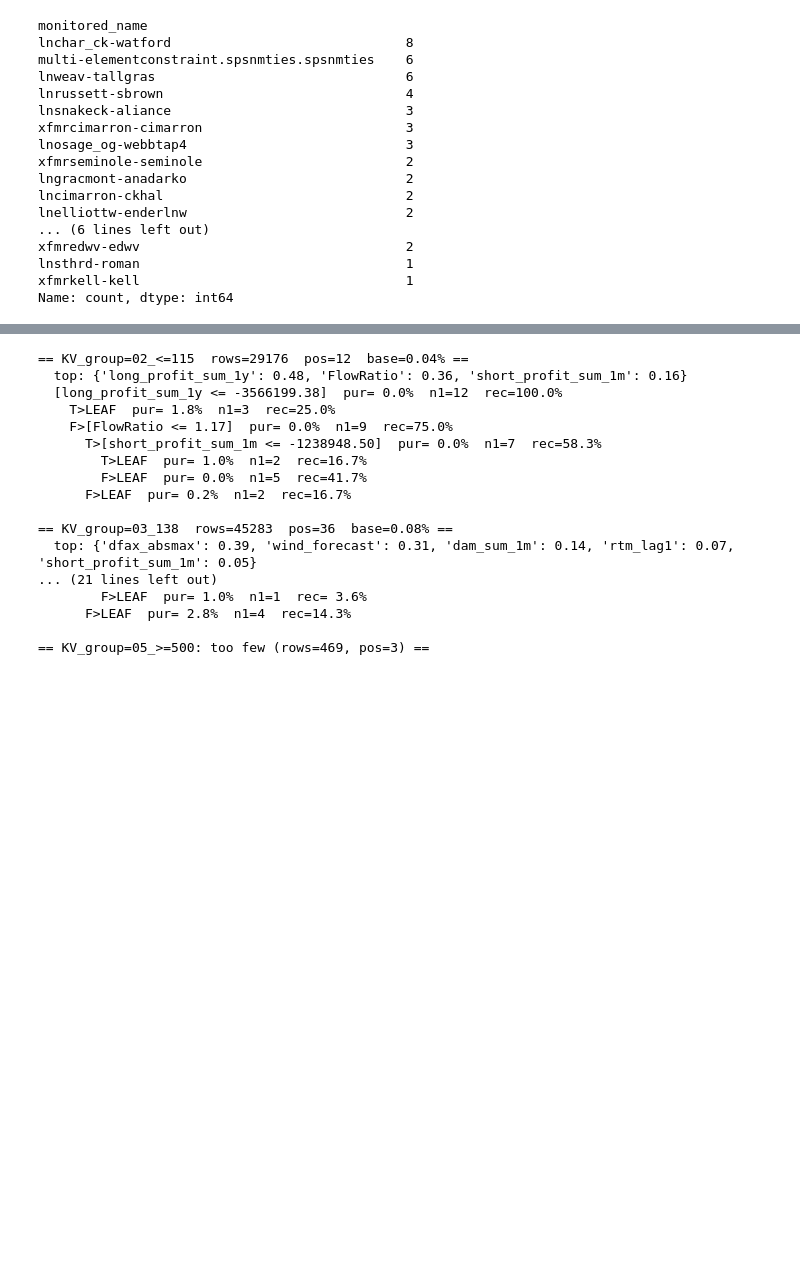
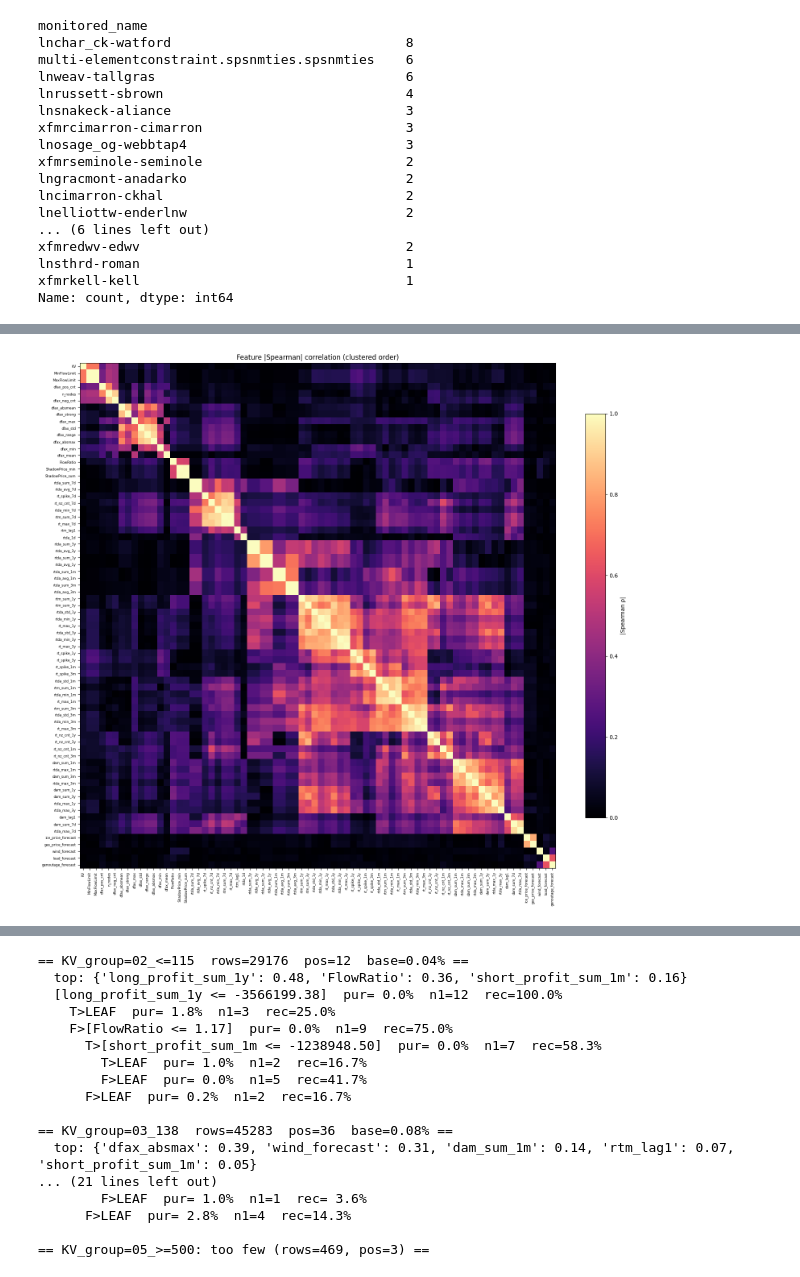
Before and after one commit to qingcheng-rgb/Qingcheng, a Jupyter notebook: QCTest/constraint_family_exposure_risk/SPP_risk_cut_analysis.ipynb, the cells around one changed output, grey strips where cells are left out. Saved outputs shown, nothing was run; the diff lists cells and outputs as text; code cells hidden in the pictures; blank space fills up the shorter version.

```diff
--- a/QCTest/constraint_family_exposure_risk/SPP_risk_cut_analysis.ipynb
+++ b/QCTest/constraint_family_exposure_risk/SPP_risk_cut_analysis.ipynb
@@ -566,3 +660,28 @@ compact = 42 of 84 features  (dropped 42 collinear)
+# %%
+import matplotlib.pyplot as plt
+from scipy.cluster.hierarchy import linkage, leaves_list
+from scipy.spatial.distance import squareform
+import numpy as np
+
+# |Spearman| correlation on the clustering pool
+corr_m = train_df_filter[pool].corr('spearman').abs().fillna(0.0)
+
+# order rows/cols by the average-linkage dendrogram so groups form diagonal blocks
+d = 1.0 - corr_m.values
+np.fill_diagonal(d, 0.0); d = (d + d.T) / 2
+Z = linkage(squareform(d, checks=False), method='average')
+order = leaves_list(Z)
+ordered = corr_m.iloc[order, order]
+
+fig, ax = plt.subplots(figsize=(16, 14))
+im = ax.imshow(ordered.values, cmap='magma', vmin=0, vmax=1, aspect='auto')
+ax.set_xticks(range(len(ordered))); ax.set_xticklabels(ordered.columns, rotation=90, fontsize=6)
+ax.set_yticks(range(len(ordered))); ax.set_yticklabels(ordered.index, fontsize=6)
+cbar = fig.colorbar(im, ax=ax, shrink=0.8); cbar.set_label('|Spearman ρ|')
+ax.set_title('Feature |Spearman| correlation (clustered order)')
+plt.tight_layout(); plt.show()
+# %% [output]
+[figure, added]
 # %%
 # columns to keep alongside the decorrelated features
 keep_extra = ['dt', 'constraint_family_num',          # keys
```
Also changed, not shown: parts of 68 cells of this notebook, 6 other files.
